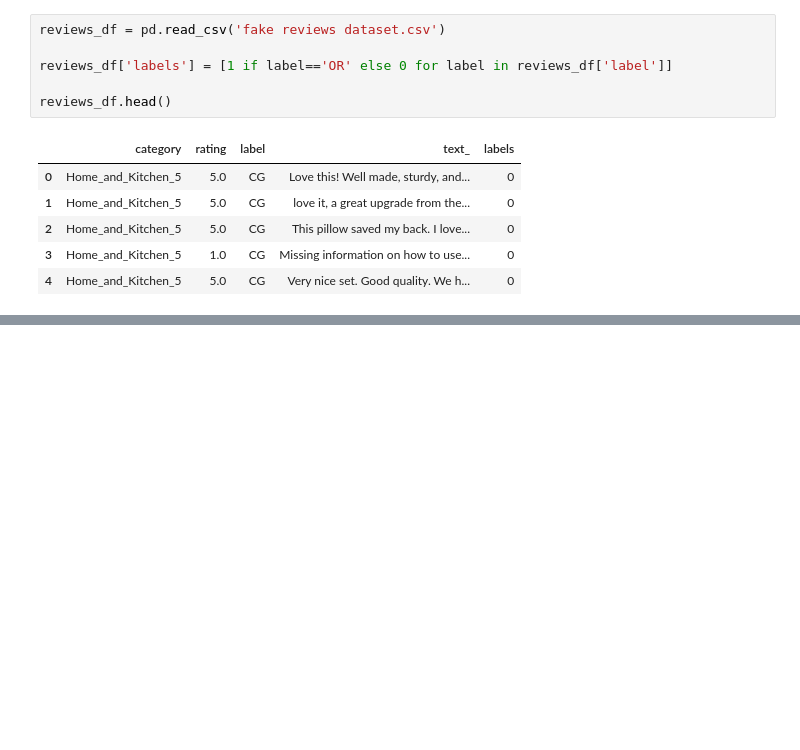
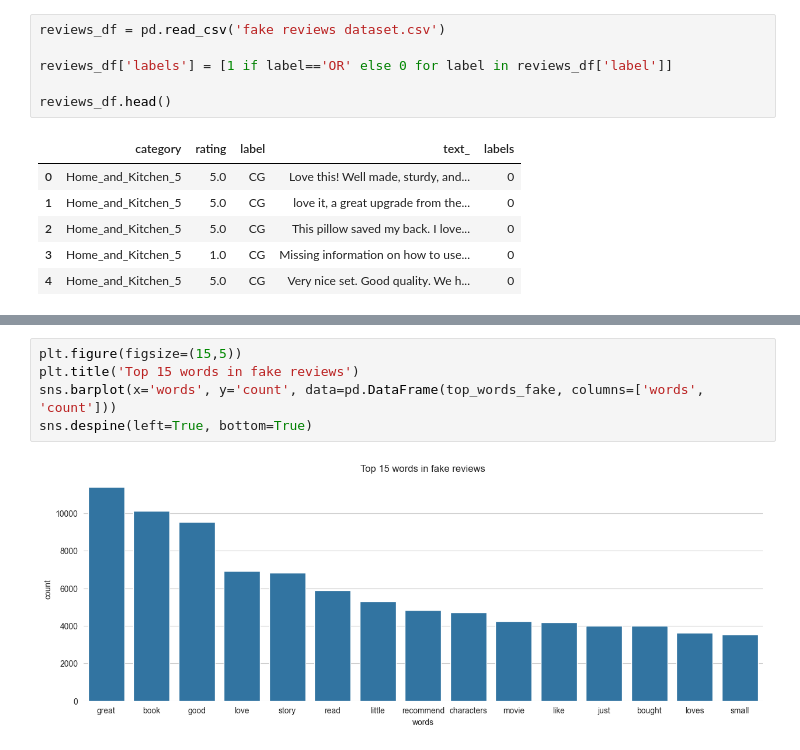
Before and after one commit to Marco6666662/Fake-Amazon-Review-NLP-Detection, a Jupyter notebook: Logistic Regression.ipynb, the cells around one changed output, grey strips where cells are left out. Saved outputs shown, nothing was run; the diff lists cells and outputs as text; blank space fills up the shorter version.

```diff
--- a/Logistic Regression.ipynb
+++ b/Logistic Regression.ipynb
@@ -107,0 +227,7 @@ array([1, 1, 1, 1, 1, 0, 1, 1, 1, 1, 1, 1, 1, 1, 1, 1, 1, 0, 1, 1, 1, 1,
+# %%
+plt.figure(figsize=(15,5))
+plt.title('Top 15 words in fake reviews')
+sns.barplot(x='words', y='count', data=pd.DataFrame(top_words_fake, columns=['words', 'count']))
+sns.despine(left=True, bottom=True)
+# %% [output]
+[figure, added]
```
Also changed, not shown: parts of 17 cells of this notebook.
